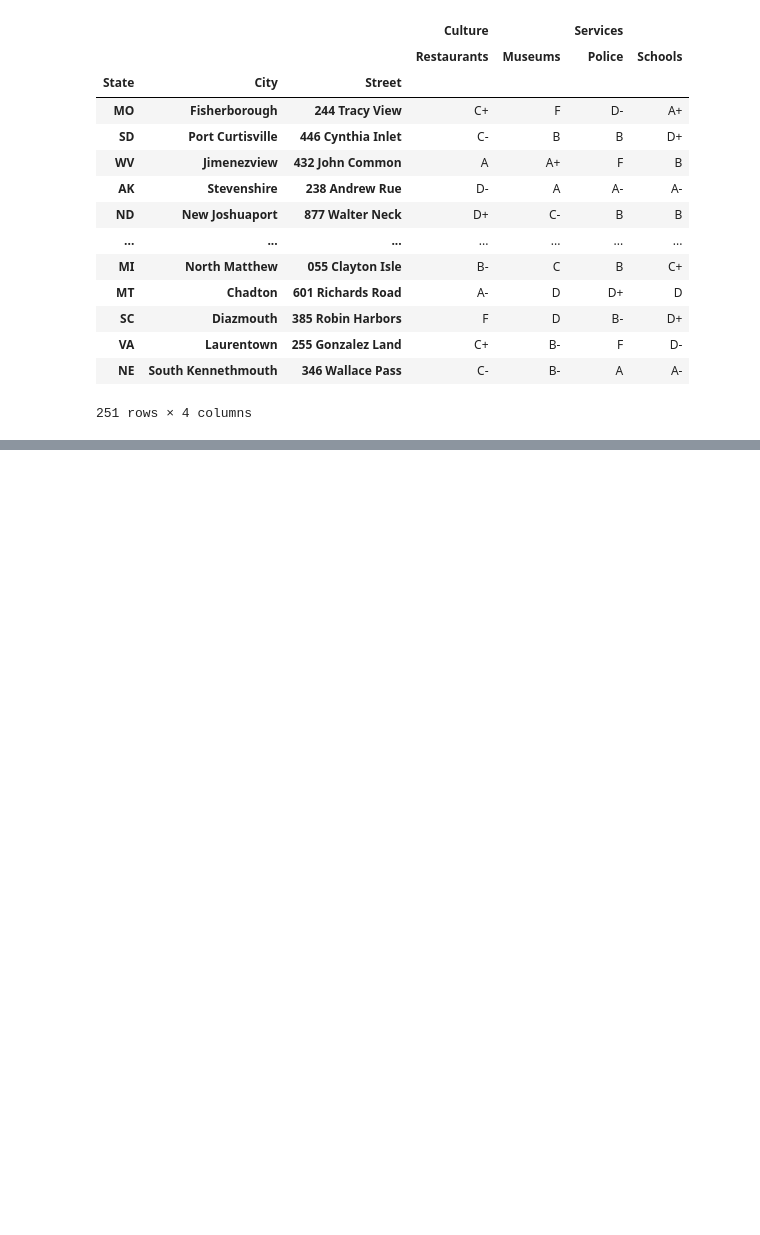
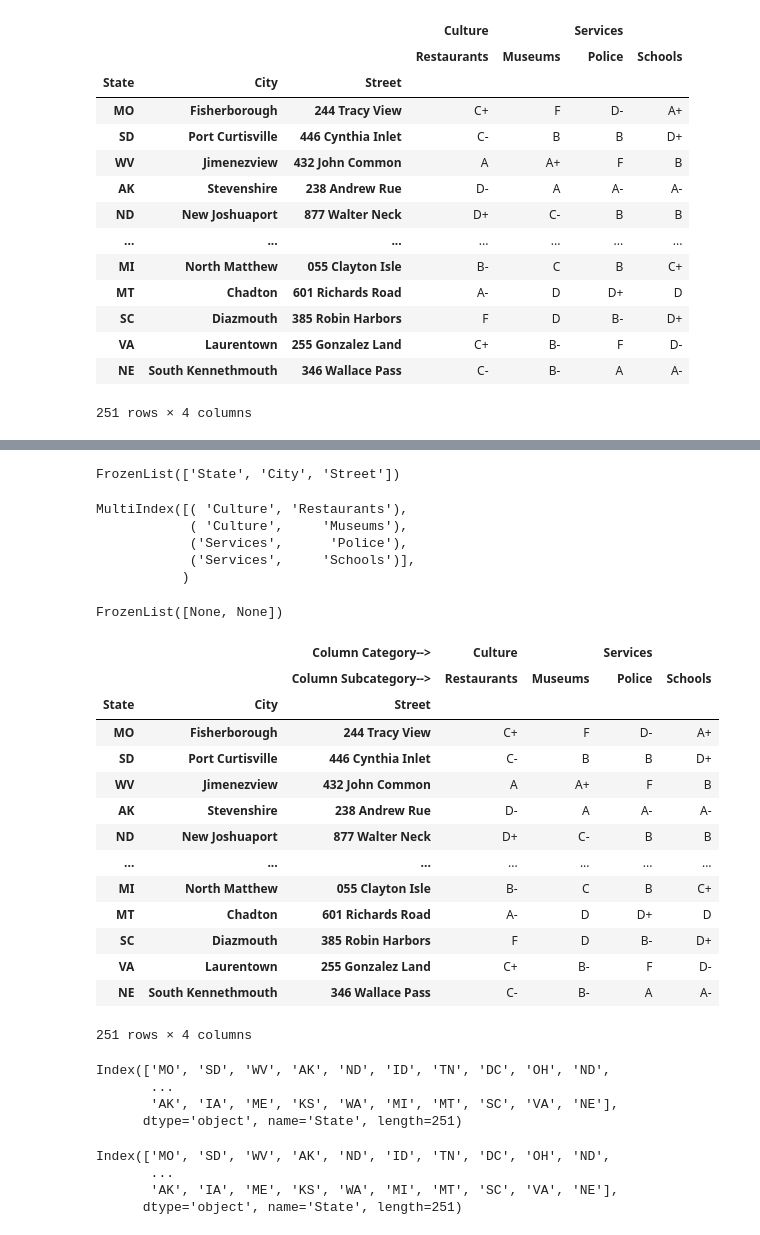
Before and after one commit to rtamaturi-pixel/Python-for-Data-Analysis, a Jupyter notebook: pandas/7.pandas.ipynb, the cells around one changed output, grey strips where cells are left out. Saved outputs shown, nothing was run; the diff lists cells and outputs as text; code cells hidden in the pictures; blank space fills up the shorter version.

```diff
--- a/pandas/7.pandas.ipynb
+++ b/pandas/7.pandas.ipynb
@@ -124,0 +147,53 @@ neighborhoods
+# %%
+neighborhoods.index.names
+# %% [output]
+FrozenList(['State', 'City', 'Street'])
+# %%
+neighborhoods.columns
+# %% [output]
+MultiIndex([( 'Culture', 'Restaurants'),
+            ( 'Culture',     'Museums'),
+            ('Services',      'Police'),
+            ('Services',     'Schools')],
+           )
+# %%
+neighborhoods.columns.names   # we dont have column names for first 3 columns.
+# %% [output]
+FrozenList([None, None])
+# %%
+neighborhoods.columns.names = ["Column Category-->", "Column Subcategory-->"]
+neighborhoods
+# %% [output]
+|  |  | Column Category--> | Culture |  | Services |  |
+|  |  | Column Subcategory--> | Restaurants | Museums | Police | Schools |
+| State | City | Street |  |  |  |  |
+| MO | Fisherborough | 244 Tracy View | C+ | F | D- | A+ |
+| SD | Port Curtisville | 446 Cynthia Inlet | C- | B | B | D+ |
+| WV | Jimenezview | 432 John Common | A | A+ | F | B |
+| AK | Stevenshire | 238 Andrew Rue | D- | A | A- | A- |
+| ND | New Joshuaport | 877 Walter Neck | D+ | C- | B | B |
+| ... | ... | ... | ... | ... | ... | ... |
+| MI | North Matthew | 055 Clayton Isle | B- | C | B | C+ |
+| MT | Chadton | 601 Richards Road | A- | D | D+ | D |
+| SC | Diazmouth | 385 Robin Harbors | F | D | B- | D+ |
+| VA | Laurentown | 255 Gonzalez Land | C+ | B- | F | D- |
+| NE | South Kennethmouth | 346 Wallace Pass | C- | B- | A | A- |
+251 rows × 4 columns
+# %%
+neighborhoods.index.get_level_values(0)
+
+# all states accessing with number of index.
+# %% [output]
+Index(['MO', 'SD', 'WV', 'AK', 'ND', 'ID', 'TN', 'DC', 'OH', 'ND',
+       ...
+       'AK', 'IA', 'ME', 'KS', 'WA', 'MI', 'MT', 'SC', 'VA', 'NE'],
+      dtype='object', name='State', length=251)
+# %%
+neighborhoods.index.get_level_values("State")
+
+# all states accessing with the Name of index column.
+# %% [output]
+Index(['MO', 'SD', 'WV', 'AK', 'ND', 'ID', 'TN', 'DC', 'OH', 'ND',
+       ...
+       'AK', 'IA', 'ME', 'KS', 'WA', 'MI', 'MT', 'SC', 'VA', 'NE'],
+      dtype='object', name='State', length=251)
```
Also changed, not shown: parts of 15 cells of this notebook.
